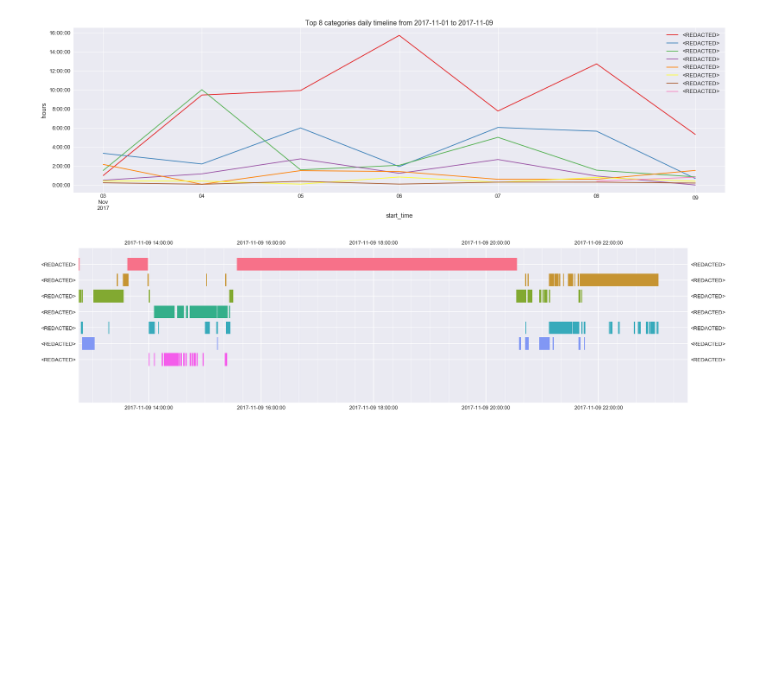
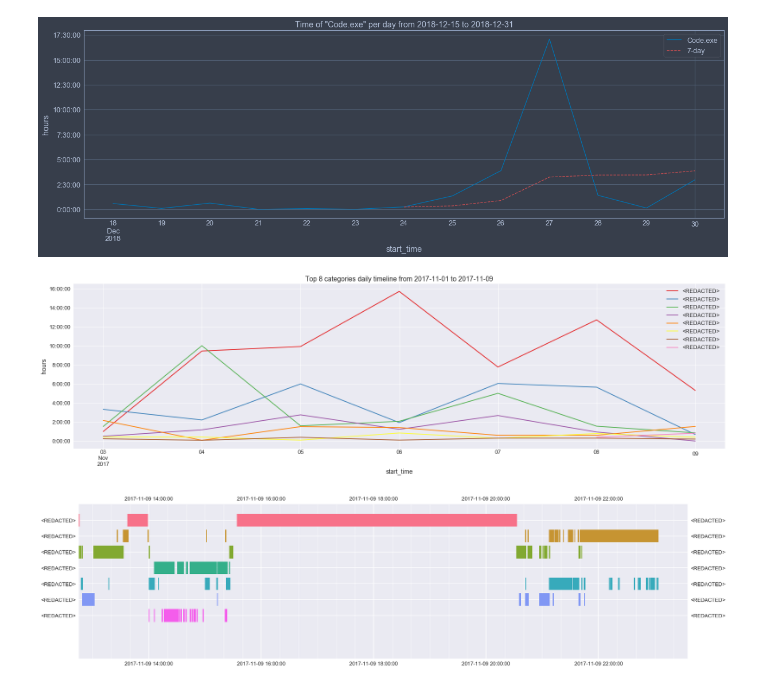
Before and after one commit to RomanKornev/Focus, a Jupyter notebook: Focus.ipynb, the cells around one changed output. Cells and saved outputs as stored; diff of their text form; code cells hidden in the pictures; blank space fills up the shorter version.

```diff
--- a/Focus.ipynb
+++ b/Focus.ipynb
@@ -100,0 +94,27 @@ plot_category_by_day('<REDACTED>', start_date='2014-07-01')  # category manually
+# %%
+# def plot_category_by_day(category, start_date=None, end_date=None):
+category = 'Code.exe'
+
+# Prepare data
+data_filtered = filter_data(data, ignored_categories)
+data_bounded, start_date_bounded, end_date_bounded = bound_data(data_filtered, start_date, end_date)
+
+# Wrangle data
+d = data_bounded[data_bounded.category.str.lower() == category.lower()]
+if anonymize: category = '<REDACTED>'
+print(f'Total time of "{category}" =', d.focus_time.sum().round('1min'))
+d = d.set_index('start_time').focus_time.resample('D').sum()
+d = d.apply(timedelta_to_ms_hr)
+rolling_mean = d.fillna(0.0).rolling(7).mean()  # 7-day moving average
+
+# Plot data
+sns.set_palette('colorblind')
+ax = d.plot(figsize=(20,6))
+rolling_mean.plot(ax=ax, style='r--')
+ax.set_title(f'Time of "{category}" per day from {start_date_bounded.date()} to {end_date_bounded.date()}')
+ax.legend([category, '7-day'])
+ax.set_ylabel('hours')
+ax.yaxis.set_major_formatter(matplotlib.ticker.FuncFormatter(time_ticks))
+
+# plot_category_by_day('<REDACTED>', start_date='2014-07-01')  # category manually redacted
+# %% [output]
@@ -101,3 +122,4 @@ plot_category_by_day('<REDACTED>', start_date='2014-07-01')  # category manually
+[figure, added]
 # %%
 def plot_timeline_by_category_time(category_count, start_date=None, end_date=None):
     sns.set_palette('Set1', int(category_count*1.2))
```
Also changed, not shown: parts of 9 cells of this notebook.
